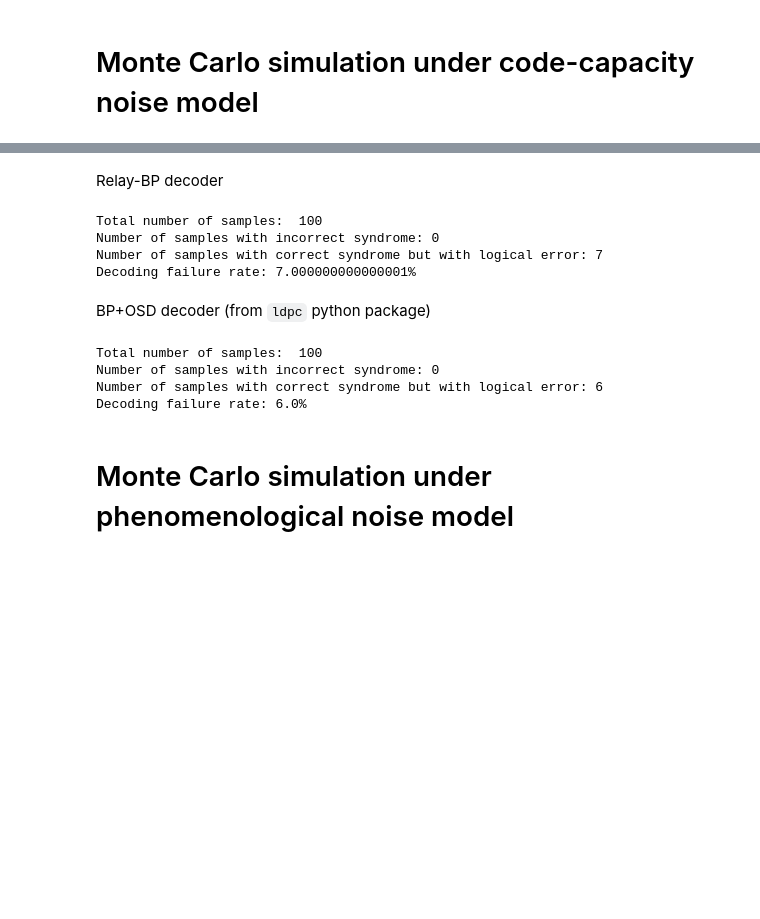
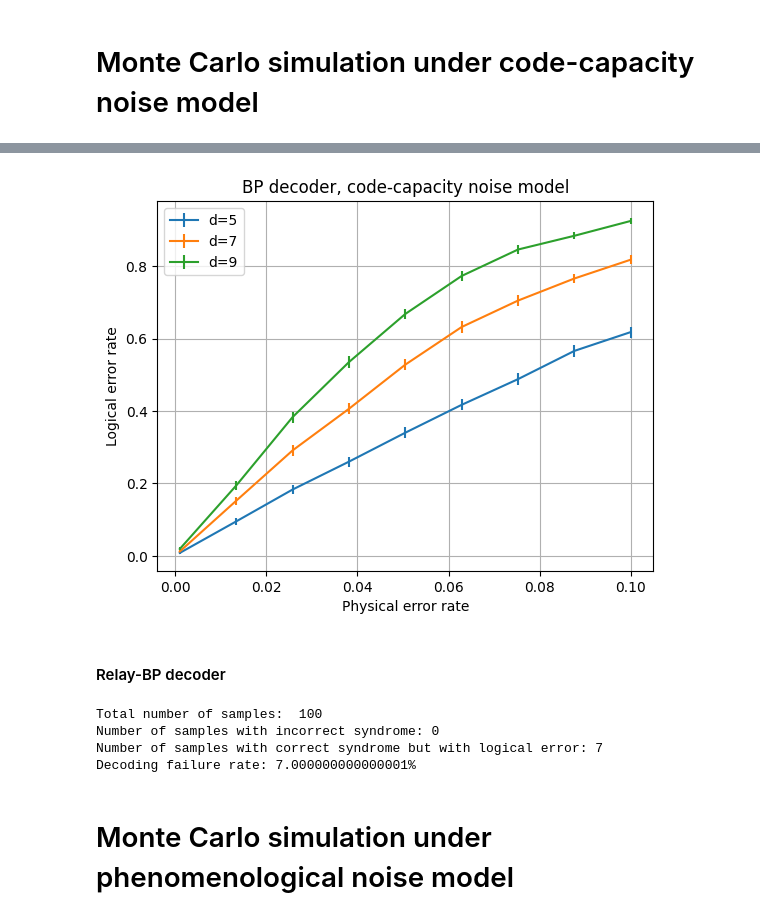
Before and after one commit to caoyingkang/QEC-decoder, a Jupyter notebook: test.ipynb, the cells around one changed output, grey strips where cells are left out. Drawn from its saved outputs; the diff is of its cells as text; code cells hidden in the pictures; blank space fills up the shorter version.

```diff
--- a/test.ipynb
+++ b/test.ipynb
@@ -240,0 +331,26 @@ Decoding failure rate: 59.0%
+# %%
+N = 1000 # number of samples
+
+d_list = list(range(5, 10, 2)) # code distance
+per_list = np.linspace(0.001, 0.1, 9).tolist() # physical error rate
+ler_array = np.zeros((len(d_list), len(per_list))) # logical error rate
+
+for i, d in enumerate(d_list):
+    # Construct the code
+    code = RotatedSurfaceCode(d)
+
+    for j, per in enumerate(per_list):
+        # Get check matrix, action matrix, and probability vector. We focus on X-type stabilizers.
+        cm, am, p = code.get_check_matrix_action_matrix_probability_vector('code-capacity', 'X', dq_error_rate=per)
+        # Sample error patterns and calculate syndromes
+        true_error, syndrome = sample_error_and_syndrome(cm, p, N, seed=42)
+        # Construct decoder
+        decoder = BPDecoder(cm, p, max_iter=len(p))
+        # Decode
+        decoded_error = decoder.decode_batch(syndrome)
+        # Calculate logical error rate
+        ler = get_logical_error_rate(cm, am, true_error, decoded_error)
+        # Store the result
+        ler_array[i, j] = ler
+
+        print(f"d={d}, per={per}, ler={ler}")
@@ -241,5 +371,19 @@ Decoding failure rate: 59.0%
+# %%
+plt.figure()
+for i, d in enumerate(d_list):
+    ler = ler_array[i]
+    std_err = (ler * (1 - ler) / N) ** 0.5
+    plt.errorbar(per_list, ler, yerr=std_err, label="d={}".format(d))
+plt.xlabel("Physical error rate")
+plt.ylabel("Logical error rate")
+plt.grid(True)
+plt.legend()
+plt.title("BP decoder, code-capacity noise model")
+plt.show()
+# %% [output]
+[figure, added]
 # %% [markdown]
-Relay-BP decoder
+#### Relay-BP decoder
 # %%
 # Set decoder parameters
 num_sol=1
@@ -268,30 +412,6 @@ Total number of samples:  100
 Number of samples with incorrect syndrome: 0
 Number of samples with correct syndrome but with logical error: 7
 Decoding failure rate: 7.000000000000001%
-# %% [markdown]
-BP+OSD decoder (from `ldpc` python package)
-# %%
-# Construct decoder
-decoder = BpOsdDecoder(
-    pcm=cm,
-    error_channel=error_rate.tolist(),
-    bp_method='minimum_sum',
-    max_iter=code.n,
-    schedule='parallel', # 'serial'
-    osd_method='osd_cs',
-    osd_order=2
-)
-# Decode
-decoded_error = np.zeros((N, cm.shape[1]), dtype=int)
-for i in range(N):
-    decoded_error[i] = decoder.decode(syndrome[i])
-# Show statistics
-print_statistics(cm, am, true_error, decoded_error)
-# %% [output]
-Total number of samples:  100
-Number of samples with incorrect syndrome: 0
-Number of samples with correct syndrome but with logical error: 6
-Decoding failure rate: 6.0%
 # %% [markdown]
 # Monte Carlo simulation under phenomenological noise model
 # %% [markdown]
```
Also changed, not shown: parts of 38 cells of this notebook.
